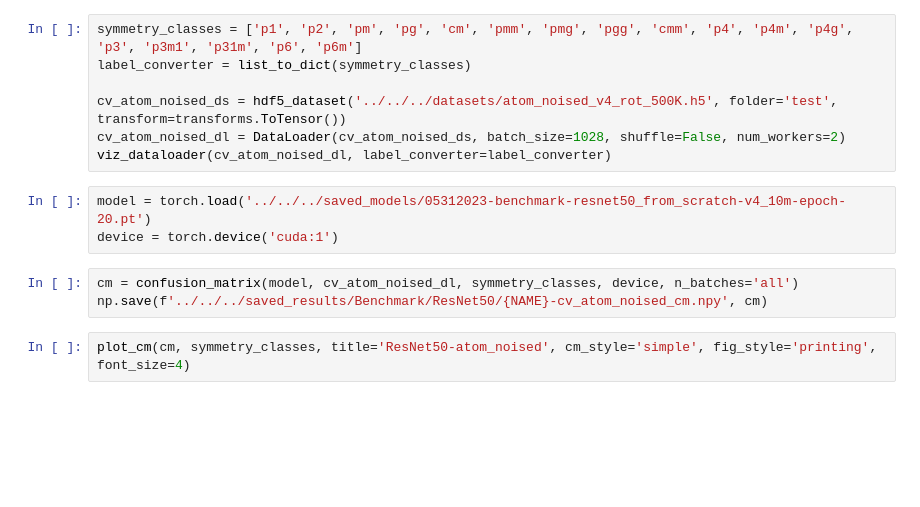
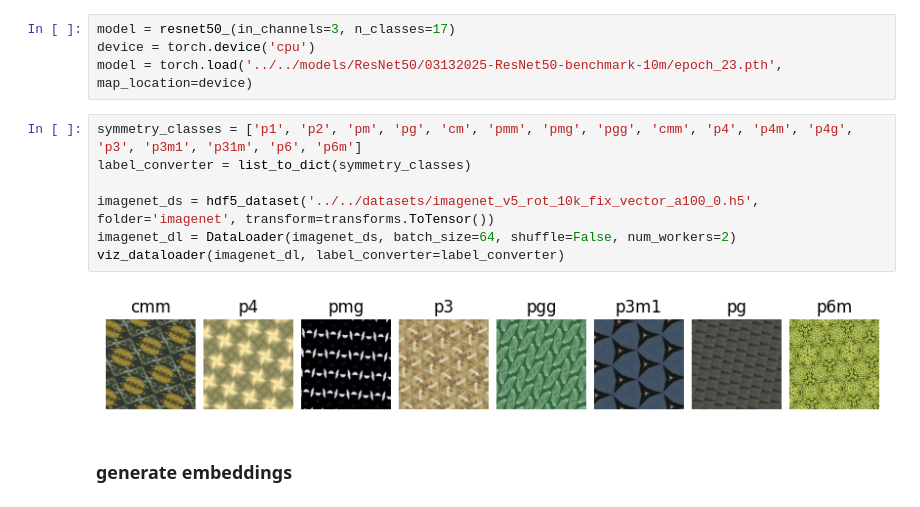
Before and after one commit to yig319/Understanding-Experimental-Images-by-Identifying-Symmetries-with-Deep-Learning, a Jupyter notebook: notebooks/draft_notebooks/CRISPS_embeddings.ipynb, the cells around one changed output. Drawn from its saved outputs; the diff is of its cells as text; blank space fills up the shorter version.

Commit message:
update embedding generation code in draft folder

```diff
--- a/notebooks/draft_notebooks/CRISPS_embeddings.ipynb
+++ b/notebooks/draft_notebooks/CRISPS_embeddings.ipynb
@@ -21,15 +573,15 @@ ModuleNotFoundError: No module named 'build_model'
+# %%
+model = resnet50_(in_channels=3, n_classes=17)
+device = torch.device('cpu')
+model = torch.load('../../models/ResNet50/03132025-ResNet50-benchmark-10m/epoch_23.pth', map_location=device)
 # %%
 symmetry_classes = ['p1', 'p2', 'pm', 'pg', 'cm', 'pmm', 'pmg', 'pgg', 'cmm', 'p4', 'p4m', 'p4g', 'p3', 'p3m1', 'p31m', 'p6', 'p6m']
 label_converter = list_to_dict(symmetry_classes)
 
-cv_atom_noised_ds = hdf5_dataset('../../../datasets/atom_noised_v4_rot_500K.h5', folder='test', transform=transforms.ToTensor())
-cv_atom_noised_dl = DataLoader(cv_atom_noised_ds, batch_size=1028, shuffle=False, num_workers=2)
-viz_dataloader(cv_atom_noised_dl, label_converter=label_converter)
+imagenet_ds = hdf5_dataset('../../datasets/imagenet_v5_rot_10k_fix_vector_a100_0.h5', folder='imagenet', transform=transforms.ToTensor())
+imagenet_dl = DataLoader(imagenet_ds, batch_size=64, shuffle=False, num_workers=2)
+viz_dataloader(imagenet_dl, label_converter=label_converter)
+# %% [output]
+[figure, added]
-# %%
-model = torch.load('../../../saved_models/05312023-benchmark-resnet50_from_scratch-v4_10m-epoch-20.pt')
-device = torch.device('cuda:1')
-# %%
-cm = confusion_matrix(model, cv_atom_noised_dl, symmetry_classes, device, n_batches='all')
-np.save(f'../../../saved_results/Benchmark/ResNet50/{NAME}-cv_atom_noised_cm.npy', cm)
-# %%
-plot_cm(cm, symmetry_classes, title='ResNet50-atom_noised', cm_style='simple', fig_style='printing', font_size=4)
+# %% [markdown]
+### generate embeddings
```
Also changed, not shown: parts of 26 cells of this notebook, 5 other files.
